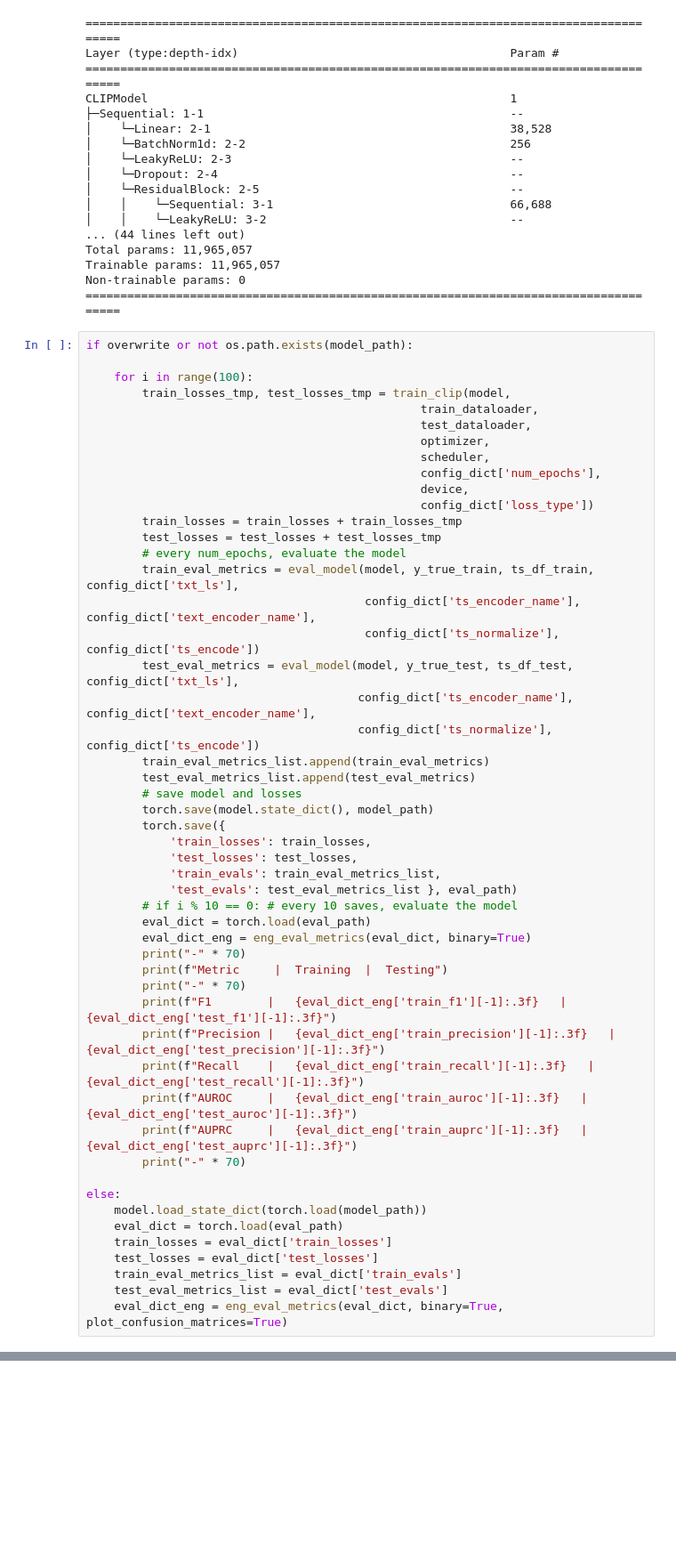
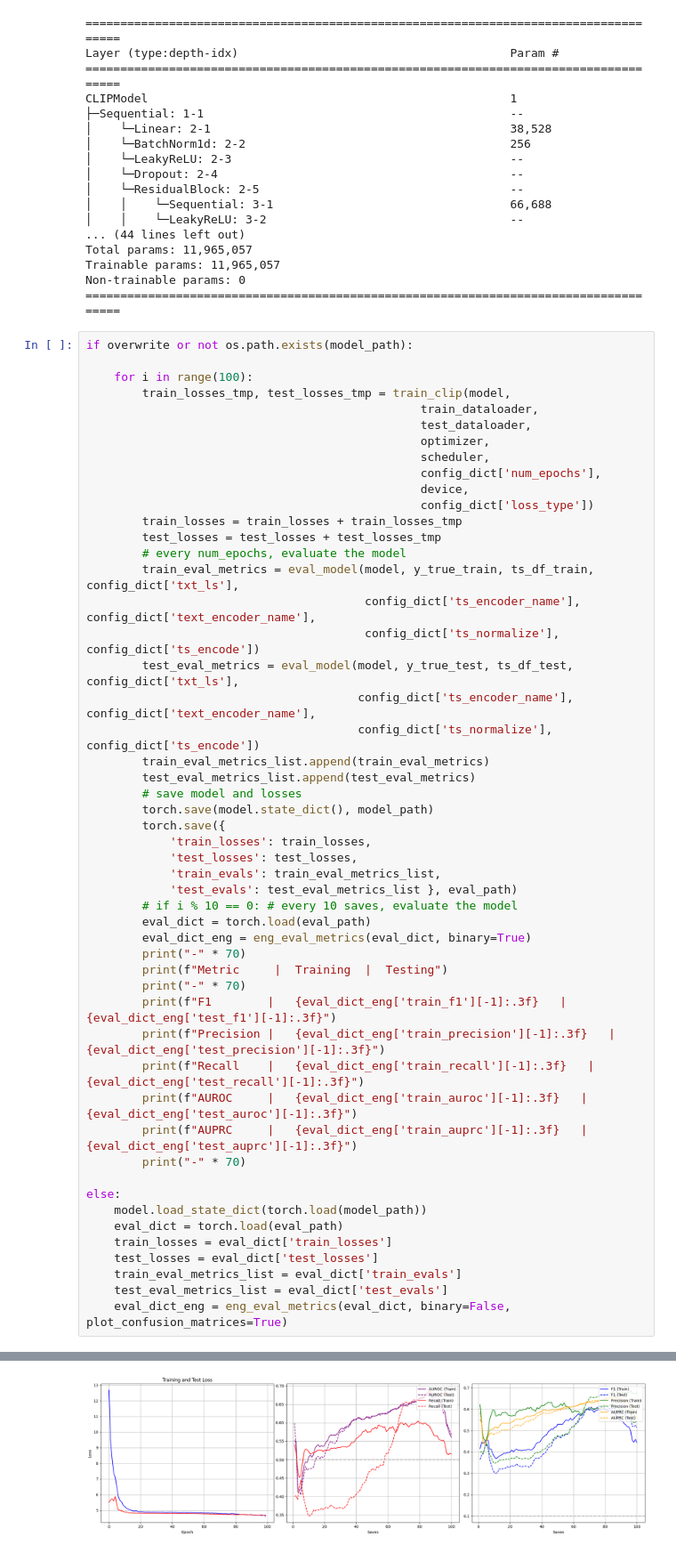
Before and after one commit to JiaxingQiu/llm_nicu_vitalsigns, a Jupyter notebook: script/CLIP/test_main.ipynb, the cells around one changed output, grey strips where cells are left out. Shown at 89% size. Cells and saved outputs as stored; diff of their text form; blank space fills up the shorter version.

```diff
--- a/script/CLIP/test_main.ipynb
+++ b/script/CLIP/test_main.ipynb
@@ -348,5 +348,5 @@ else:
     test_losses = eval_dict['test_losses']
     train_eval_metrics_list = eval_dict['train_evals']
     test_eval_metrics_list = eval_dict['test_evals']
-    eval_dict_eng = eng_eval_metrics(eval_dict, binary=True, plot_confusion_matrices=True)
+    eval_dict_eng = eng_eval_metrics(eval_dict, binary=False, plot_confusion_matrices=True)
 # %% [output]
@@ -369,0 +353 @@ Epoch [1/1]
+[figure, added]
```
Also changed, not shown: parts of 1 cell of this notebook, 2 other files.
